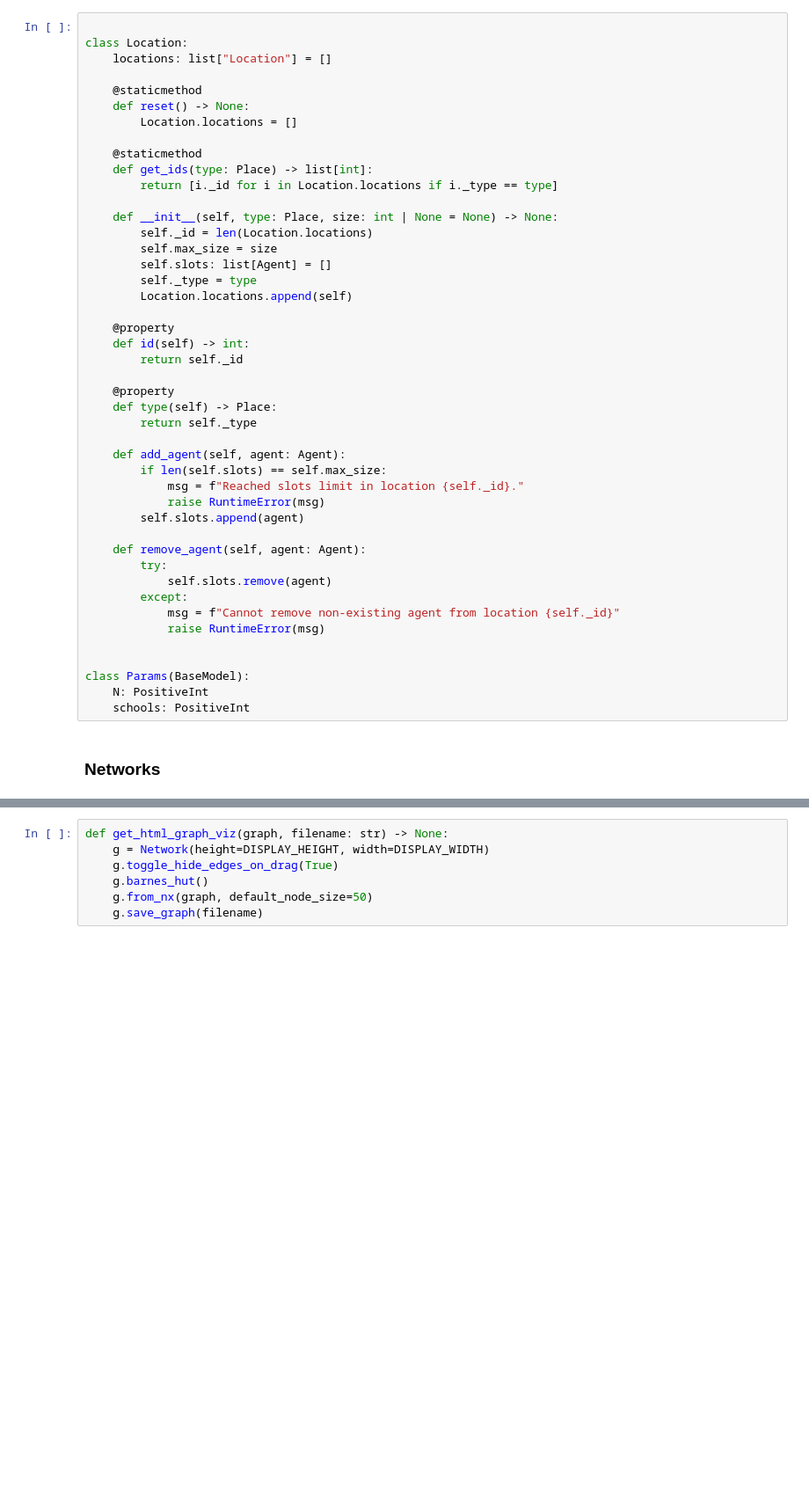
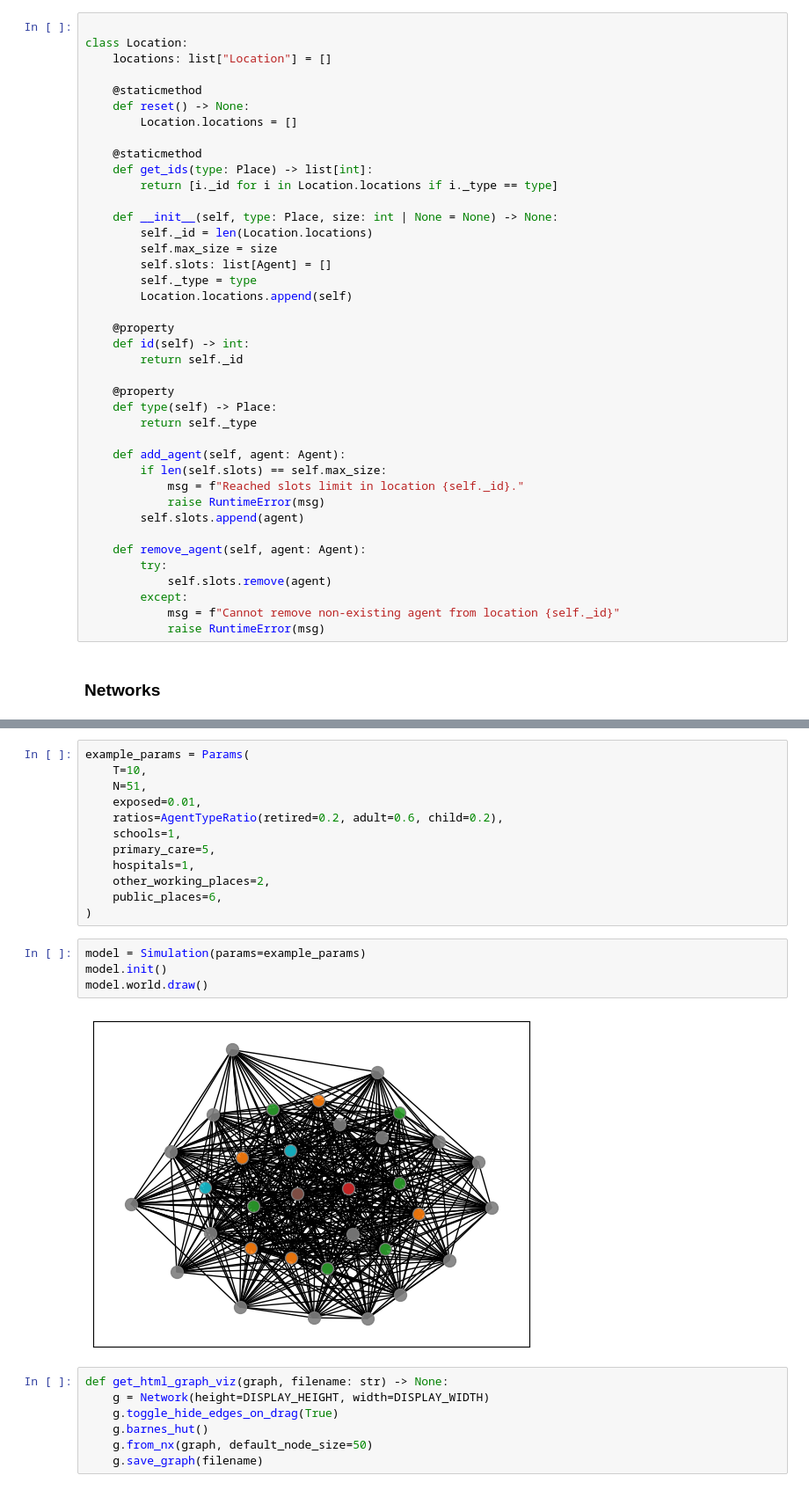
Before and after one commit to Ziverael/-AgentBasedModeling-Final-Project, a Jupyter notebook: model.ipynb, the cells around one changed output, grey strips where cells are left out. Shown at 88% size. Saved outputs shown, nothing was run; the diff lists cells and outputs as text; blank space fills up the shorter version.

```diff
--- a/model.ipynb
+++ b/model.ipynb
@@ -122,11 +159,6 @@ class Location:
         except:
             msg = f"Cannot remove non-existing agent from location {self._id}"
             raise RuntimeError(msg)
-
-
-class Params(BaseModel):
-    N: PositiveInt
-    schools: PositiveInt
 # %% [markdown]
 ### Networks
 # %%
@@ -290,3 +436,21 @@ SyntaxError: invalid syntax (2975878357.py, line 16)
+# %%
+example_params = Params(
+    T=10,
+    N=51,
+    exposed=0.01,
+    ratios=AgentTypeRatio(retired=0.2, adult=0.6, child=0.2),
+    schools=1,
+    primary_care=5,
+    hospitals=1,
+    other_working_places=2,
+    public_places=6,
+)
+# %%
+model = Simulation(params=example_params)
+model.init()
+model.world.draw()
+# %% [output]
+[figure, added]
 # %%
 def get_html_graph_viz(graph, filename: str) -> None:
     g = Network(height=DISPLAY_HEIGHT, width=DISPLAY_WIDTH)
```
Also changed, not shown: parts of 9 cells of this notebook.
